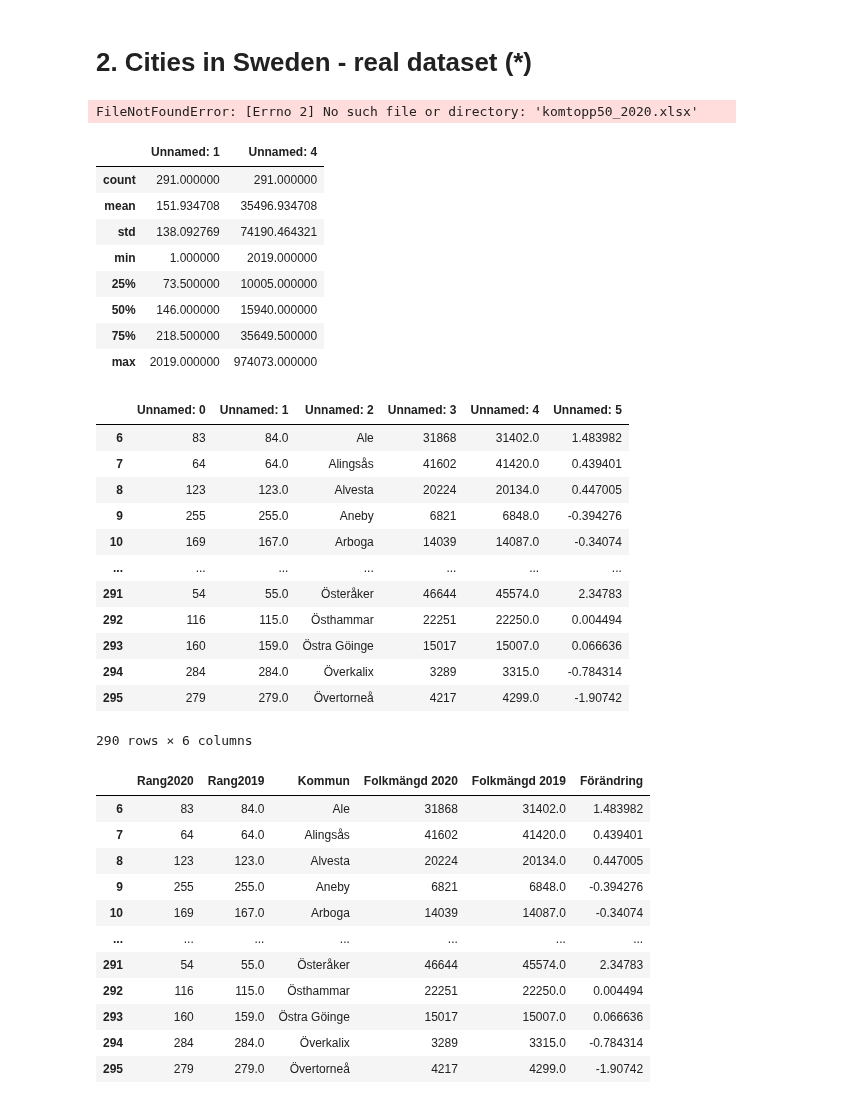
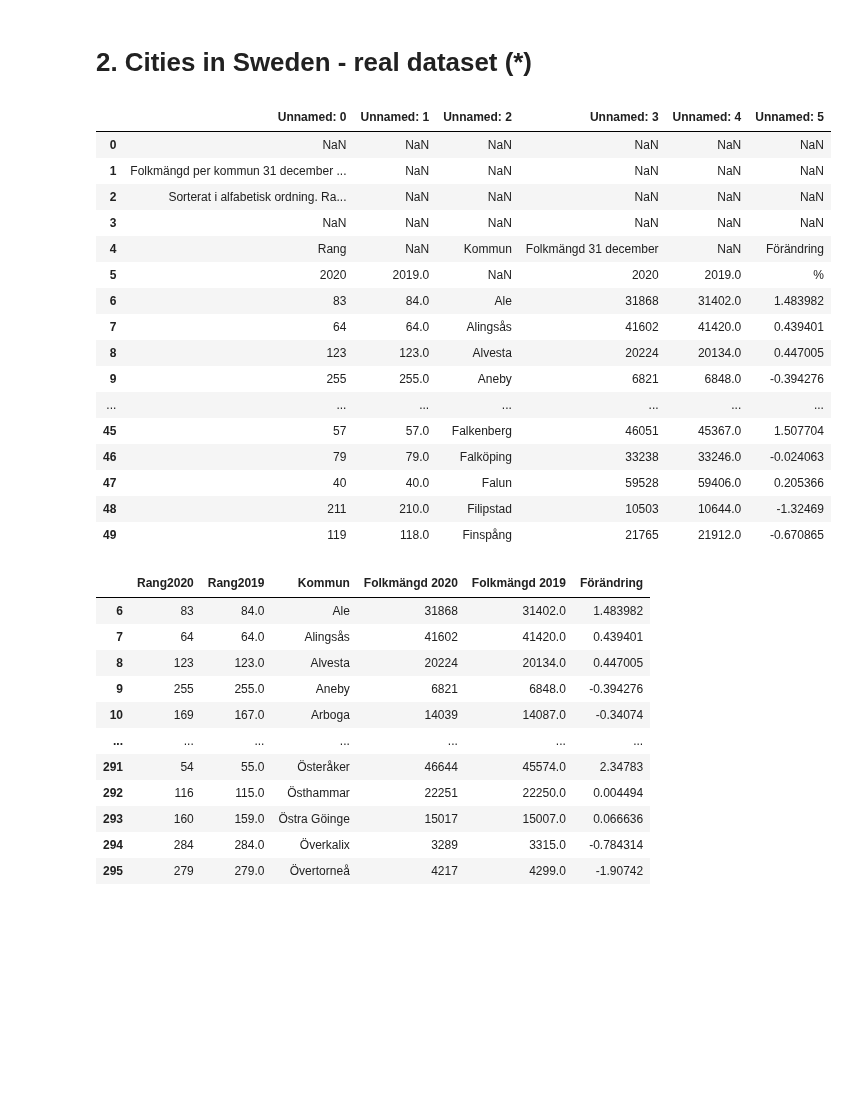
Before and after one commit to xjohansson/Databehandling_Xiu, a Jupyter notebook: Exercise/Exercise0_pandas basic.ipynb, the cells around one changed output. Drawn from its saved outputs; the diff is of its cells as text; code cells hidden in the pictures; blank space fills up the shorter version.

```diff
--- a/Exercise/Exercise0_pandas basic.ipynb
+++ b/Exercise/Exercise0_pandas basic.ipynb
@@ -105,9 +105,25 @@ top3
 # %%
 import pandas as pd
 # C:\Users\Xiu\Documents\GitHub\Databehandling_Xiu\datasource
 
-df = pd.read_excel("komtopp50_2020.xlsx",sheet_name=1)
-# df = pd.read_excel("./komtopp50_2020.xlsx",sheet_name=1) #sheet_name的用处在于有的EXCEL里面包括好几个，这里要指定第二个
+#df = pd.read_excel("komtopp50_2020.xlsx",sheet_name=1)
+df = pd.read_excel("../datasource/komtopp50_2020.xlsx",sheet_name=1) #sheet_name的用处在于有的EXCEL里面包括好几个，这里要指定第二个
 df.head(50)
 # %% [output]
-FileNotFoundError: [Errno 2] No such file or directory: 'komtopp50_2020.xlsx'
+|  | Unnamed: 0 | Unnamed: 1 | Unnamed: 2 | Unnamed: 3 | Unnamed: 4 | Unnamed: 5 |
+| 0 | NaN | NaN | NaN | NaN | NaN | NaN |
+| 1 | Folkmängd per kommun 31 december ... | NaN | NaN | NaN | NaN | NaN |
+| 2 | Sorterat i alfabetisk ordning. Ra... | NaN | NaN | NaN | NaN | NaN |
+| 3 | NaN | NaN | NaN | NaN | NaN | NaN |
+| 4 | Rang | NaN | Kommun | Folkmängd 31 december | NaN | Förändring |
+| 5 | 2020 | 2019.0 | NaN | 2020 | 2019.0 | % |
+| 6 | 83 | 84.0 | Ale | 31868 | 31402.0 | 1.483982 |
+| 7 | 64 | 64.0 | Alingsås | 41602 | 41420.0 | 0.439401 |
+| 8 | 123 | 123.0 | Alvesta | 20224 | 20134.0 | 0.447005 |
+| 9 | 255 | 255.0 | Aneby | 6821 | 6848.0 | -0.394276 |
+| ... | ... | ... | ... | ... | ... | ... |
+| 45 | 57 | 57.0 | Falkenberg | 46051 | 45367.0 | 1.507704 |
+| 46 | 79 | 79.0 | Falköping | 33238 | 33246.0 | -0.024063 |
+| 47 | 40 | 40.0 | Falun | 59528 | 59406.0 | 0.205366 |
+| 48 | 211 | 210.0 | Filipstad | 10503 | 10644.0 | -1.32469 |
+| 49 | 119 | 118.0 | Finspång | 21765 | 21912.0 | -0.670865 |
@@ -118,33 +130,7 @@ df.head(50)
-# %%
-df.describe()
-# %% [output]
-|  | Unnamed: 1 | Unnamed: 4 |
-| count | 291.000000 | 291.000000 |
-| mean | 151.934708 | 35496.934708 |
-| std | 138.092769 | 74190.464321 |
-| min | 1.000000 | 2019.000000 |
-| 25% | 73.500000 | 10005.000000 |
-| 50% | 146.000000 | 15940.000000 |
-| 75% | 218.500000 | 35649.500000 |
-| max | 2019.000000 | 974073.000000 |
 # %%
 # Drop rows 删除行 方法二
-df1=df.drop(index=[0, 1,2,3,4,5]) #删除前六行
+df1=df.drop(index=[0, 1,2,3,4,5]).reset_index(drop=True).rename(columns = {"Unnamed: 0" : "Rang2020","Unnamed: 1" : "Rang2019","Unnamed: 2" :"Kommun","Unnamed: 3" : "Folkmängd 2020","Unnamed: 4" : "Folkmängd 2019","Unnamed: 5" : "Förändring"}, inplace = True) #删除前六行
 df1
-# %% [output]
-|  | Unnamed: 0 | Unnamed: 1 | Unnamed: 2 | Unnamed: 3 | Unnamed: 4 | Unnamed: 5 |
-| 6 | 83 | 84.0 | Ale | 31868 | 31402.0 | 1.483982 |
-| 7 | 64 | 64.0 | Alingsås | 41602 | 41420.0 | 0.439401 |
-| 8 | 123 | 123.0 | Alvesta | 20224 | 20134.0 | 0.447005 |
-| 9 | 255 | 255.0 | Aneby | 6821 | 6848.0 | -0.394276 |
-| 10 | 169 | 167.0 | Arboga | 14039 | 14087.0 | -0.34074 |
-| ... | ... | ... | ... | ... | ... | ... |
-| 291 | 54 | 55.0 | Österåker | 46644 | 45574.0 | 2.34783 |
-| 292 | 116 | 115.0 | Östhammar | 22251 | 22250.0 | 0.004494 |
-| 293 | 160 | 159.0 | Östra Göinge | 15017 | 15007.0 | 0.066636 |
-| 294 | 284 | 284.0 | Överkalix | 3289 | 3315.0 | -0.784314 |
-| 295 | 279 | 279.0 | Övertorneå | 4217 | 4299.0 | -1.90742 |
-290 rows × 6 columns
 # %%
 # data.rename(columns={'oldname':'newname'}, inplace=True), 重新给无列名的列赋予名字
 df1.rename(columns = {"Unnamed: 0" : "Rang2020","Unnamed: 1" : "Rang2019","Unnamed: 2" :"Kommun","Unnamed: 3" : "Folkmängd 2020","Unnamed: 4" : "Folkmängd 2019","Unnamed: 5" : "Förändring"}, inplace = True)
```
Also changed, not shown: parts of 1 cell of this notebook, 3 other files.
